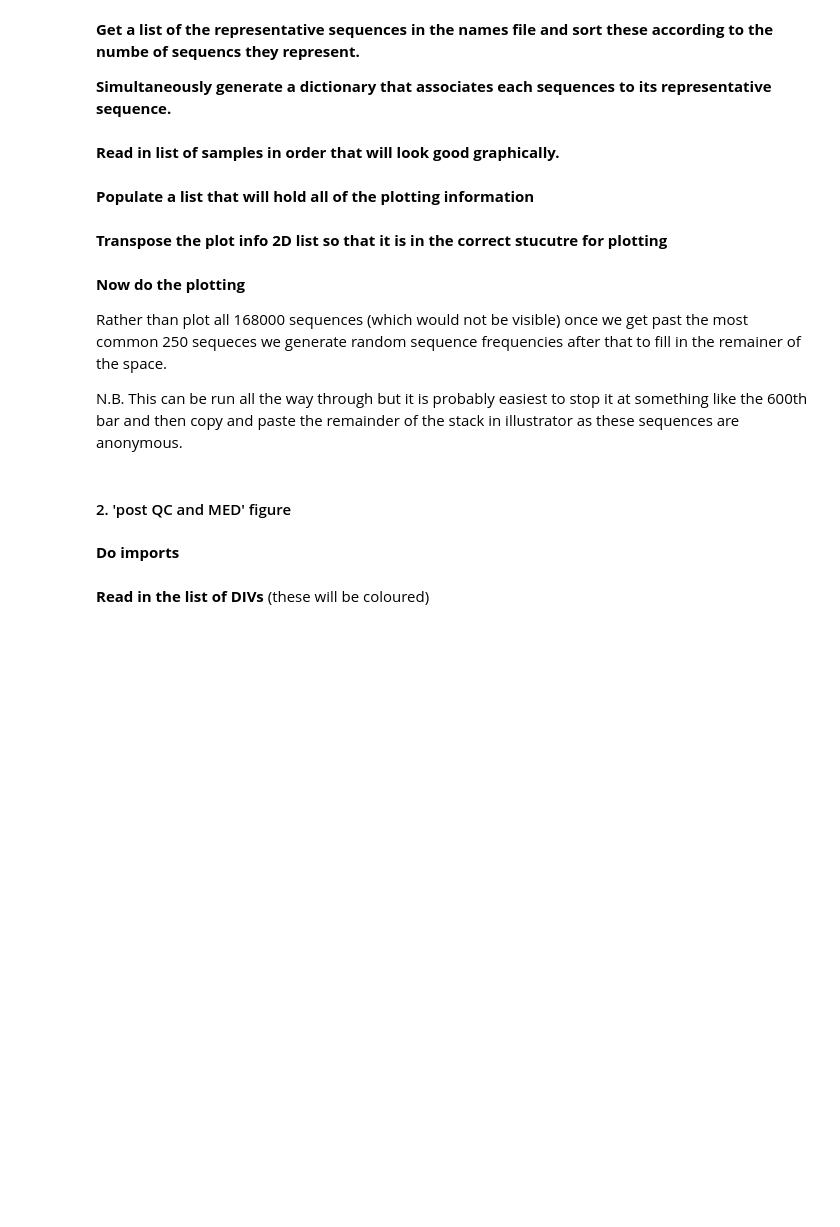
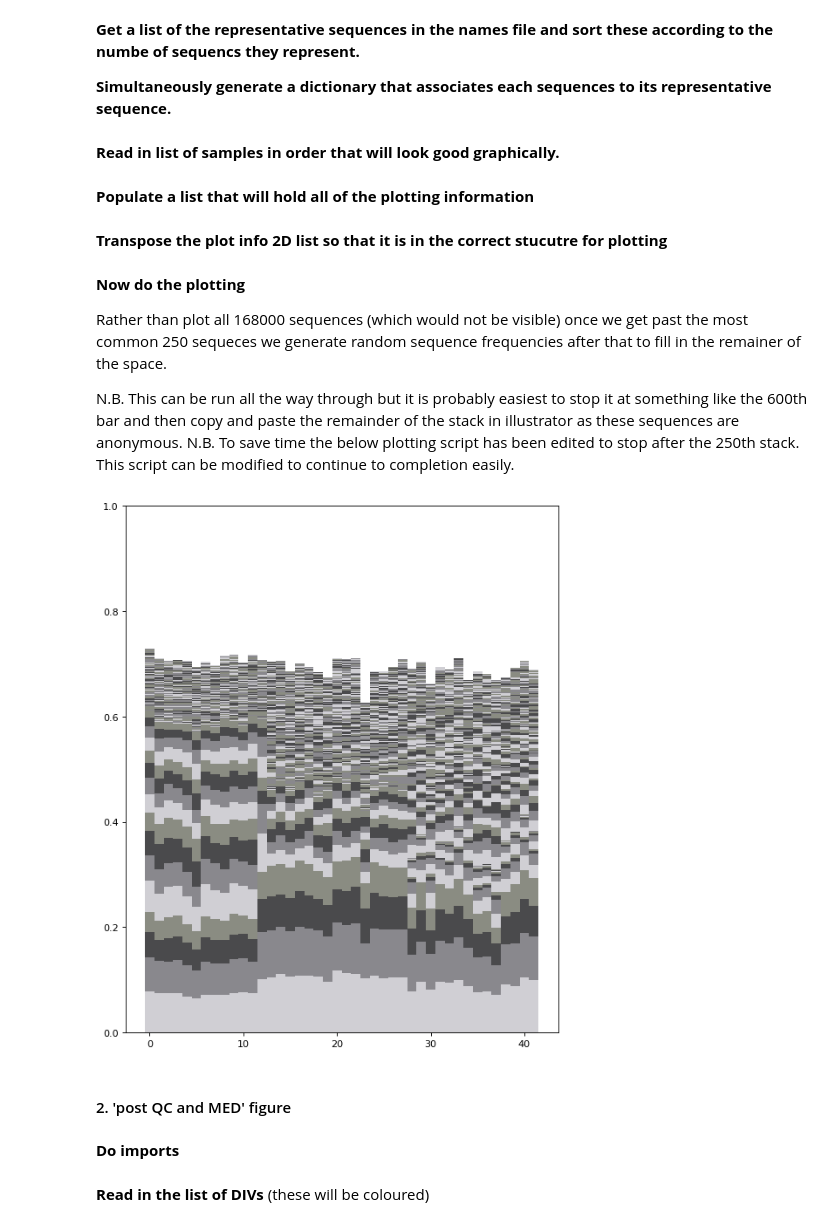
Before and after one commit to didillysquat/sp_ms_figure_creation, a Jupyter notebook: SP_MS_figure_making.ipynb, the cells around one changed output. Drawn from its saved outputs; the diff is of its cells as text; code cells hidden in the pictures; blank space fills up the shorter version.

Commit message:
getting figures working

```diff
--- a/SP_MS_figure_making.ipynb
+++ b/SP_MS_figure_making.ipynb
@@ -149,6 +164,7 @@ __Now do the plotting__
 Rather than plot all 168000 sequences (which would not be visible) once we get past the most common 250 sequeces we generate random sequence frequencies after that to fill in the remainer of the space.
 
 N.B. This can be run all the way through but it is probably easiest to stop it at something like the 600th bar and then copy and paste the remainder of the stack in illustrator as these sequences are anonymous.
+N.B. To save time the below plotting script has been edited to stop after the 250th stack. This script can be modified to continue to completion easily.
 # %%
 %matplotlib inline
 # %%
@@ -173,56 +189,58 @@ bottom = [0 for smpl in sample_order_list]
 
 
 # Only plot the first 250 seqs as this is the majority of the volume
 # After that plot the rest of the volume as fixed height boxes
 # NB the greyFileHeight should be the same as the max value (or not smaller) of the max random generated
 greyFileHeight = 0.01
 for i in range(len(sorted_rep_seq_list)):
     if i < 250:
 
         #print('Plotting seq {} out of {}'.format(i, len(sorted_rep_seq_list)))
 
         plotColour = greyPalette[greyCounter % 4]
         greyCounter += 1
 
         ax.bar(ind, plotting_info_holder_list[i], width, bottom=bottom, color=plotColour)
         bottom = [L + M for L, M in zip(bottom, plotting_info_holder_list[i])]
     # Change this back to a simple 'else' if you want to plot right the way through and get rid of the
     # last else and break
-    # for purposes of demonstrating what this script does I have limited this to printing 500 seqs
+    # for purposes of demonstrating what this script does I have limited this to printing 250 seqs
     #else:
-    elif i < 500:
 
 
-        #print('Plotting seq {} out of {}'.format(i, len(sorted_rep_seq_list)))
-        plotValuesList = []
-        for bValue in bottom:
-            if bValue < 100:
-                # If this is not the last bar then plot a standard bar
-                if bValue < 100 - greyFileHeight:
-                    plotValuesList.append(numpy.random.choice(numpy.arange(0.0001, 0.001, 0.0001),
-                                                              p=[0.1, 0.3, 0.3, 0.1, 0.1, 0.025, 0.025, 0.025,
-                                                                 0.025]))
-                # If we're onto the last bar for the sample, take it up to 100
-                elif bValue > 100 - greyFileHeight:
-                    plotValuesList.append(100 - bValue)
-            else:
-                plotValuesList.append(0)
-        if sum(plotValuesList) == 0:
-            break
-        # now plot
 
-        plotColour = greyPalette[greyCounter % 4]
-        greyCounter += 1
+#         #print('Plotting seq {} out of {}'.format(i, len(sorted_rep_seq_list)))
+#         plotValuesList = []
+#         for bValue in bottom:
+#             if bValue < 100:
+#                 # If this is not the last bar then plot a standard bar
+#                 if bValue < 100 - greyFileHeight:
+#                     plotValuesList.append(numpy.random.choice(numpy.arange(0.0001, 0.001, 0.0001),
+#                                                               p=[0.1, 0.3, 0.3, 0.1, 0.1, 0.025, 0.025, 0.025,
+#                                                                  0.025]))
+#                 # If we're onto the last bar for the sample, take it up to 100
+#                 elif bValue > 100 - greyFileHeight:
+#                     plotValuesList.append(100 - bValue)
+#             else:
+#                 plotValuesList.append(0)
+#         if sum(plotValuesList) == 0:
+#             break
+#         # now plot
 
-        ax.bar(ind, plotValuesList, width, bottom=bottom, color=plotColour)
-        bottom = [L + M for L, M in zip(bottom, plotValuesList)]
+#         plotColour = greyPalette[greyCounter % 4]
+#         greyCounter += 1
+
+#         ax.bar(ind, plotValuesList, width, bottom=bottom, color=plotColour)
+#         bottom = [L + M for L, M in zip(bottom, plotValuesList)]
     else:
         break
 
 # Here we should have it plotted and we'll just need to put the finishing touches to it.
 # uncomment to save
 #plt.savefig("/home/humebc/projects/SymPortalMS/fig_3_raw.svg")
 plt.show()
+# %% [output]
+[figure, added]
 # %% [markdown]
 #### 2. 'post QC and MED' figure
 # %% [markdown]
```
Also changed, not shown: parts of 8 cells of this notebook.
